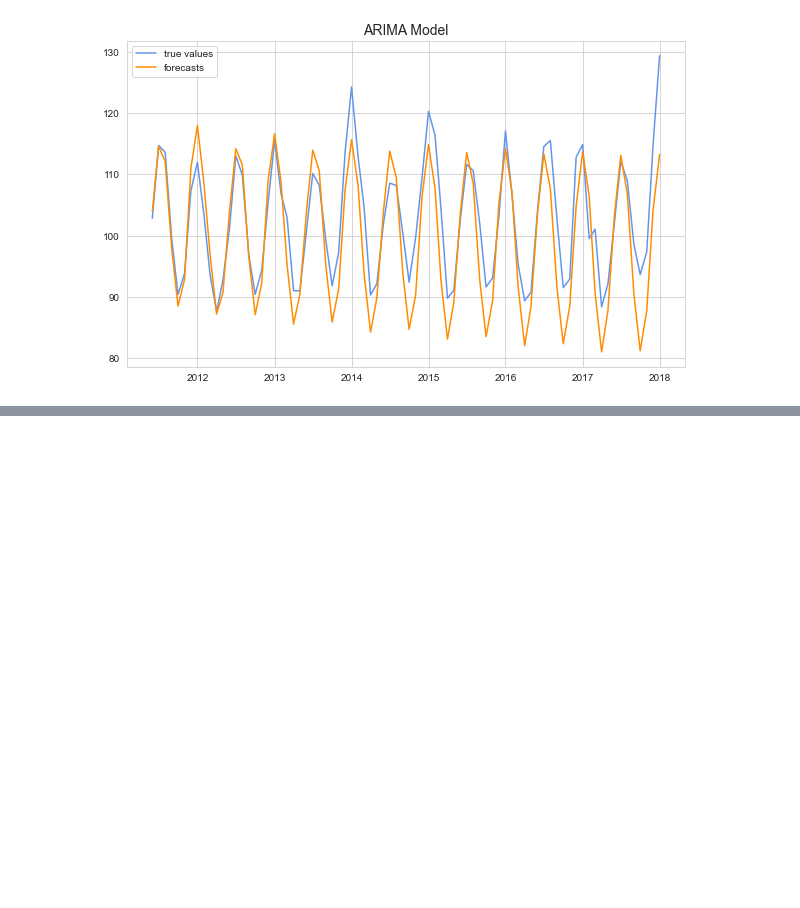
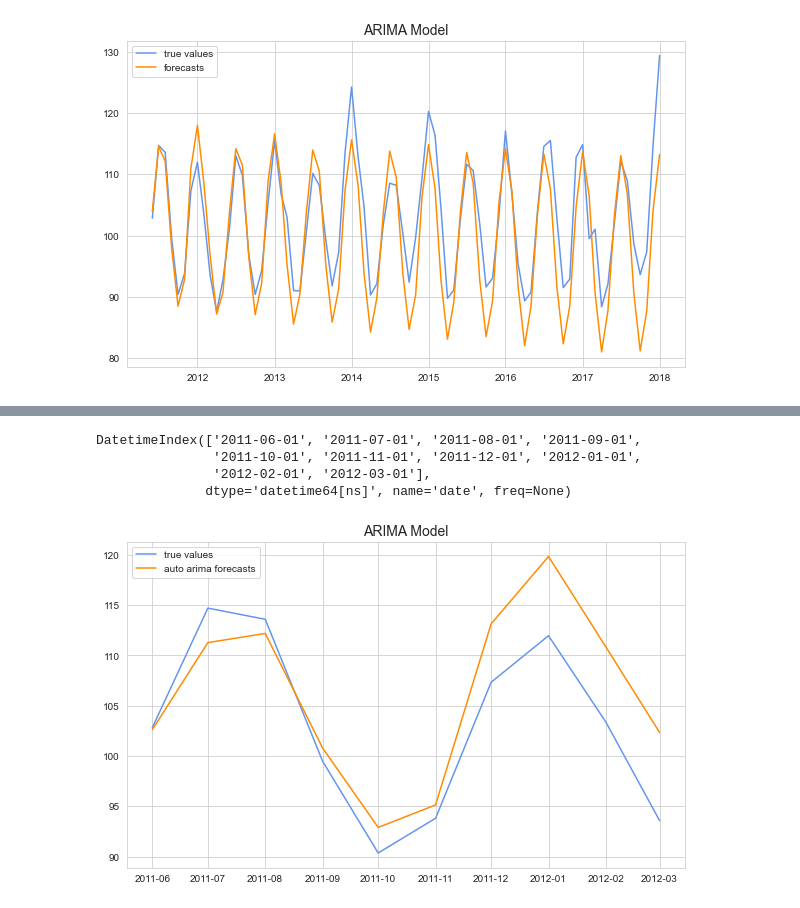
Before and after one commit to mishra-kunal1/Klee-Project, a Jupyter notebook: Untitled.ipynb, the cells around one changed output, grey strips where cells are left out. Cells and saved outputs as stored; diff of their text form; code cells hidden in the pictures; blank space fills up the shorter version.

```diff
--- a/Untitled.ipynb
+++ b/Untitled.ipynb
@@ -261,3 +355,5 @@ plt.legend(loc = 'upper left')
 plt.show()
 # %% [output]
 [figure]
+# %%
+m12 = pm.auto_arima(train, error_action='ignore', seasonal=True, m=12)
@@ -263,0 +365,2 @@ plt.show()
+# %%
+auto_pred = m12.predict()
@@ -263,0 +373,2 @@ plt.show()
+# %%
+auto_test = df[-80:-70]
@@ -263,0 +400,18 @@ plt.show()
+# %%
+auto_test.index
+# %% [output]
+DatetimeIndex(['2011-06-01', '2011-07-01', '2011-08-01', '2011-09-01',
+               '2011-10-01', '2011-11-01', '2011-12-01', '2012-01-01',
+               '2012-02-01', '2012-03-01'],
+              dtype='datetime64[ns]', name='date', freq=None)
+# %%
+m12df = pd.DataFrame(auto_pred,index=auto_test.index)
+# %%
+plt.figure(figsize = (10,6))
+plt.plot(auto_test, label = "true values", color = "cornflowerblue")
+plt.plot(m12df,label = "auto arima forecasts", color='darkorange')
+plt.title("ARIMA Model", size = 14)
+plt.legend(loc = 'upper left')
+plt.show()
+# %% [output]
+[figure, added]
```
Also changed, not shown: parts of 20 cells of this notebook, 4 other files.
